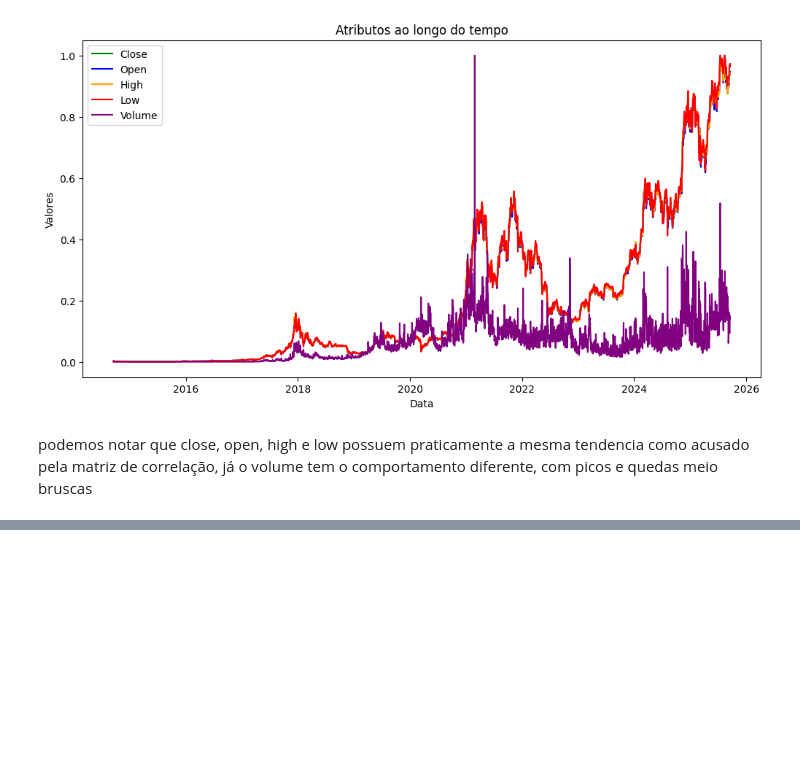
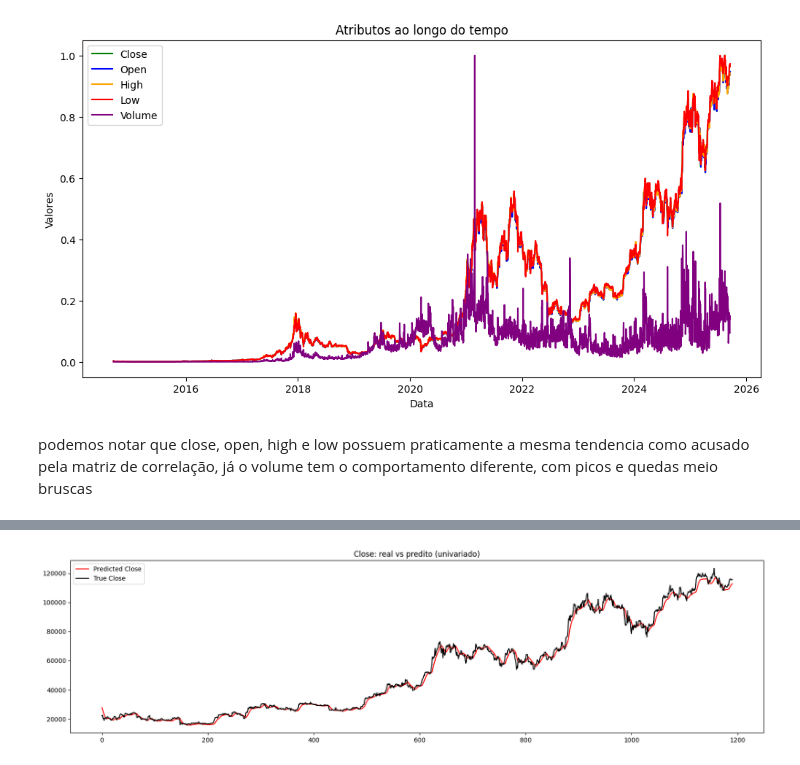
Before and after one commit to gusdiaso/crypto_predict, a Jupyter notebook: bitcoin.ipynb, the cells around one changed output, grey strips where cells are left out. Saved outputs shown, nothing was run; the diff lists cells and outputs as text; code cells hidden in the pictures; blank space fills up the shorter version.

```diff
--- a/bitcoin.ipynb
+++ b/bitcoin.ipynb
@@ -283,0 +295,9 @@ plt.show()
+# %%
+plt.figure(figsize=(20,5))
+plt.plot(y_pred, color="red", marker=",", label='Predicted Close')
+plt.plot(y_test_orig, color="black", marker=",", label='True Close')
+plt.title('Close: real vs predito (univariado)')
+plt.legend()
+plt.show()
+# %% [output]
+[figure, added]
```
Also changed, not shown: parts of 7 cells of this notebook.
